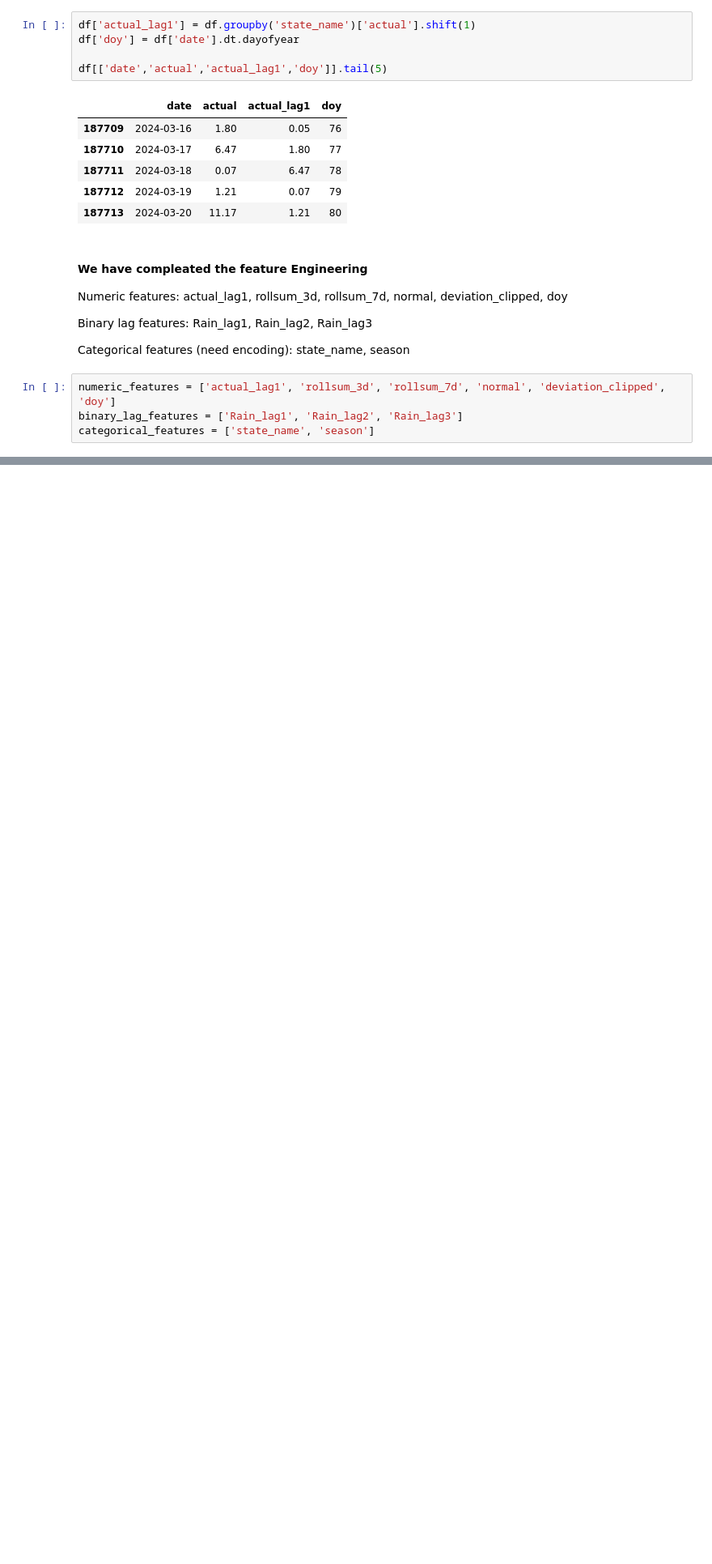
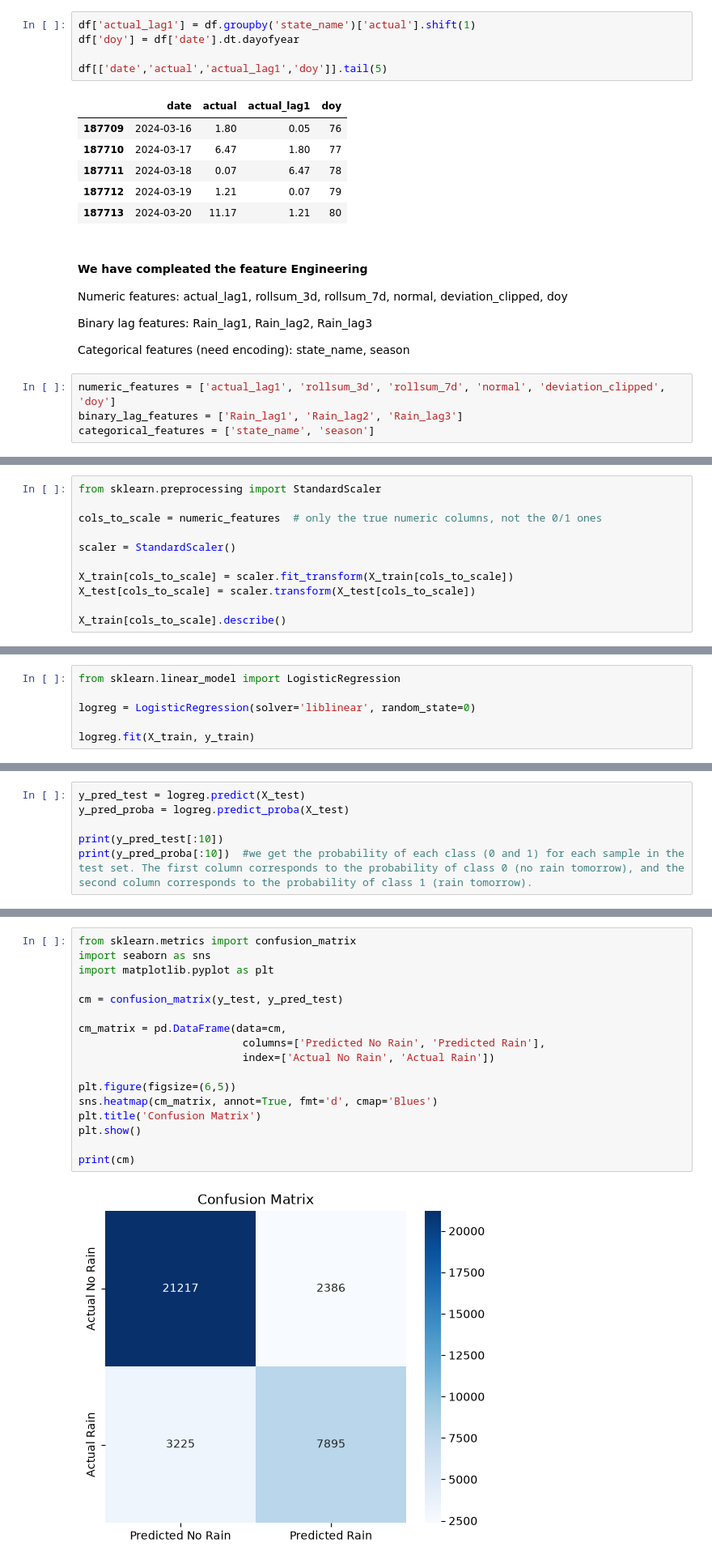
Before and after one commit to Ayu-this-side/rainfall-prediction-india, a Jupyter notebook: notebooks/rainfall_prediction_india.ipynb, the cells around one changed output, grey strips where cells are left out. Shown at 81% size. Saved outputs shown, nothing was run; the diff lists cells and outputs as text; blank space fills up the shorter version.

Commit message:
Model training, evaluation, ROC-AUC, threshold tuning and cross-validation complete

```diff
--- a/notebooks/rainfall_prediction_india.ipynb
+++ b/notebooks/rainfall_prediction_india.ipynb
@@ -430,0 +451,11 @@ y = df_model['RainTomorrow'].astype(int)
+# %%
+from sklearn.preprocessing import StandardScaler
+
+cols_to_scale = numeric_features  # only the true numeric columns, not the 0/1 ones
+
+scaler = StandardScaler()
+
+X_train[cols_to_scale] = scaler.fit_transform(X_train[cols_to_scale])
+X_test[cols_to_scale] = scaler.transform(X_test[cols_to_scale])
+
+X_train[cols_to_scale].describe()
@@ -430,0 +474,6 @@ y = df_model['RainTomorrow'].astype(int)
+# %%
+from sklearn.linear_model import LogisticRegression
+
+logreg = LogisticRegression(solver='liblinear', random_state=0)
+
+logreg.fit(X_train, y_train)
@@ -430,0 +490,6 @@ y = df_model['RainTomorrow'].astype(int)
+# %%
+y_pred_test = logreg.predict(X_test)
+y_pred_proba = logreg.predict_proba(X_test)
+
+print(y_pred_test[:10])
+print(y_pred_proba[:10])  #we get the probability of each class (0 and 1) for each sample in the test set. The first column corresponds to the probability of class 0 (no rain tomorrow), and the second column corresponds to the probability of class 1 (rain tomorrow).
@@ -430,0 +529,19 @@ y = df_model['RainTomorrow'].astype(int)
+# %%
+from sklearn.metrics import confusion_matrix
+import seaborn as sns
+import matplotlib.pyplot as plt
+
+cm = confusion_matrix(y_test, y_pred_test)
+
+cm_matrix = pd.DataFrame(data=cm,
+                          columns=['Predicted No Rain', 'Predicted Rain'],
+                          index=['Actual No Rain', 'Actual Rain'])
+
+plt.figure(figsize=(6,5))
+sns.heatmap(cm_matrix, annot=True, fmt='d', cmap='Blues')
+plt.title('Confusion Matrix')
+plt.show()
+
+print(cm)
+# %% [output]
+[figure, added]
```
Also changed, not shown: parts of 24 cells of this notebook.
